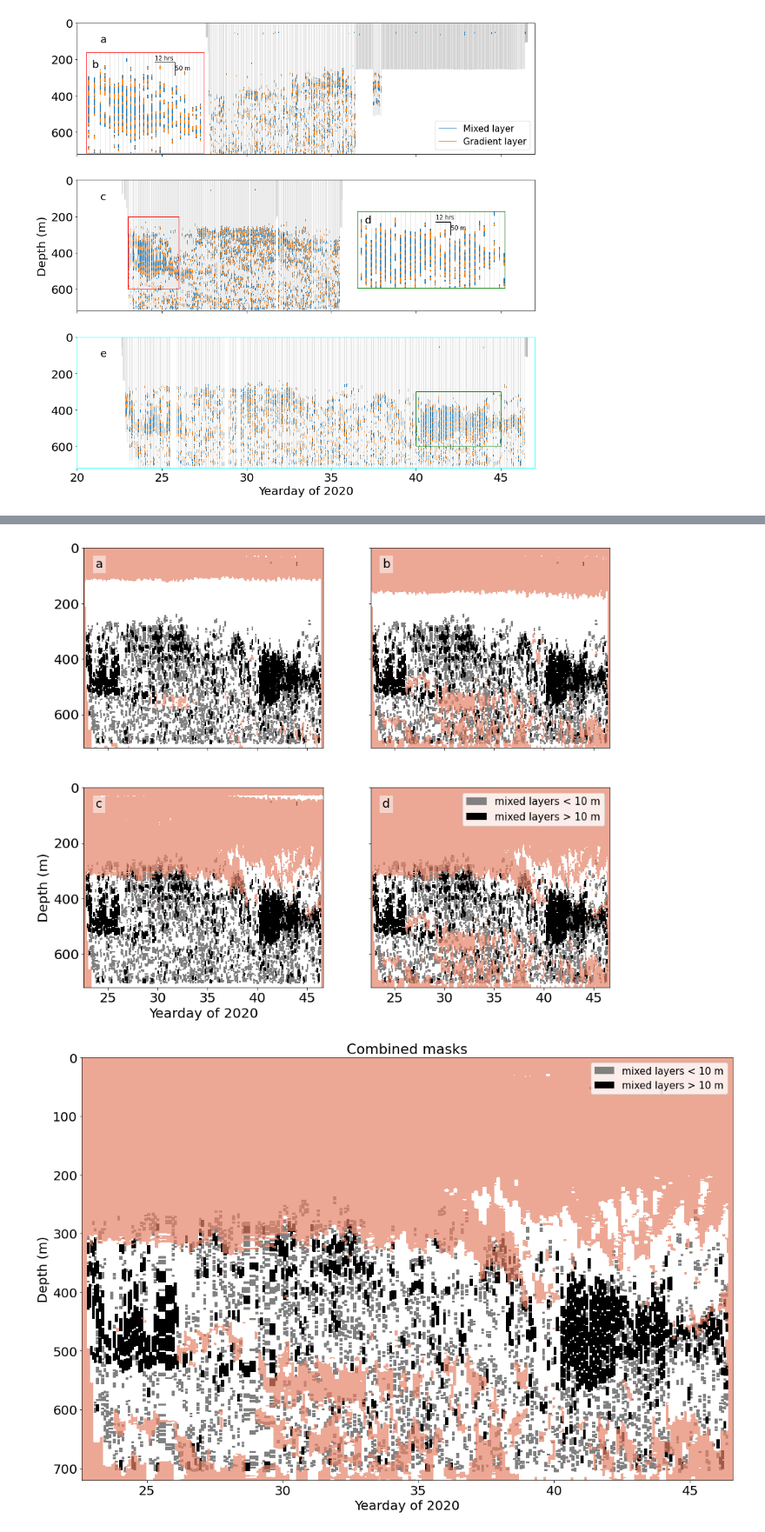
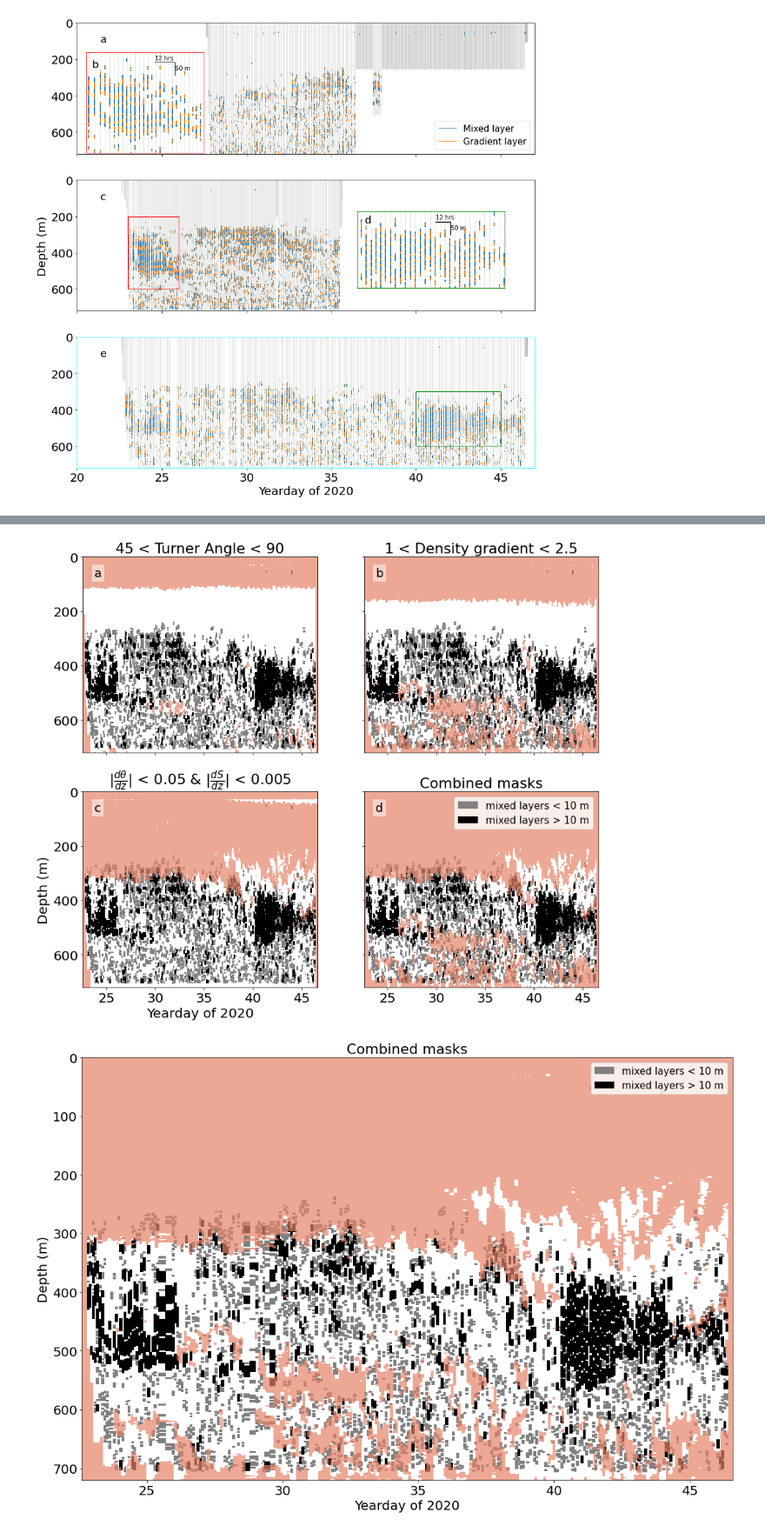
Before and after one commit to callumrollo/eurec4a-thermohaline-figures, a Jupyter notebook: create_figures.ipynb, the cells around one changed output, grey strips where cells are left out. Shown at 87% size. Drawn from its saved outputs; the diff is of its cells as text; code cells hidden in the pictures.

```diff
--- a/create_figures.ipynb
+++ b/create_figures.ipynb
@@ -479,30 +479,30 @@ savefig('sg637_key_variables_multipanel_notitle')
 # %%
 fig, ax = plt.subplots(2,2, figsize=(14,12), sharex=True, sharey=True, )
 ax = ax.ravel()
 ax[0].contourf(ds_sg637.time_yday_utc.mean(dim='p').values, ds_sg637.p, np.ma.masked_array(ds_sg637.ones, mask=ds_sg637.turner_angle_mask)
               , cmap='RdBu', alpha=0.7)
-#ax[0].set_title('45 < Turner Angle < 90')
+ax[0].set_title('45 < Turner Angle < 90')
 ax[1].contourf(ds_sg637.time_yday_utc.mean(dim='p').values, ds_sg637.p, np.ma.masked_array(ds_sg637.ones, mask=ds_sg637.density_ratio_mask)
               , cmap='RdBu', alpha=0.7)
-#ax[1].set_title('1 < Density gradient < 2.5')
+ax[1].set_title('1 < Density gradient < 2.5')
 ax[2].contourf(ds_sg637.time_yday_utc.mean(dim='p').values, ds_sg637.p, np.ma.masked_array(ds_sg637.ones, mask=ds_sg637.gradients_mask)
               , cmap='RdBu', alpha=0.7)
-#ax[2].set_title('|${\\frac{dT}{dz}}$| < 0.05 & |${\\frac{dS}{dz}}$| < 0.005')
+ax[2].set_title('|${\\frac{d \\theta }{dz}}$| < 0.05 & |${\\frac{dS}{dz}}$| < 0.005')
 ax[3].contourf(ds_sg637.time_yday_utc.mean(dim='p').values, ds_sg637.p, np.ma.masked_array(ds_sg637.ones, mask=ds_sg637.combined_mask)
               , cmap='RdBu', alpha=0.7)
-#ax[3].set_title('Combined masks')
+ax[3].set_title('Combined masks')
 for axa in ax:
     axa.pcolor(ds_sg637.time_yday_utc.mean(dim='p').values, ds_sg637.p, np.ma.masked_array(ds_sg637.ones, mask=ds_sg637.mixed_layer_salt_finger_mask), color='gray', label='mixed layers < 10 m', zorder=-10, shading='auto')
     axa.pcolor(ds_sg637.time_yday_utc.mean(dim='p').values, ds_sg637.p, np.ma.masked_array(ds_sg637.ones, mask=ds_sg637.ml_mask_10m_plus), color='k', label='mixed layers > 10 m', zorder=-5, shading='auto')
 ax[3].legend()
 ax[2].set(ylabel='Depth (m)', xlabel='Yearday of 2020')
 ax[2].set(ylim=(0, 720))
 ax[2].invert_yaxis()
 letterboxes(ax, loc=(0.05, 0.9))
-#savefig('sg637_bitmask_multipanel')
-savefig('sg637_bitmask_multipanel_notitle')
+savefig('sg637_bitmask_multipanel')
+#savefig('sg637_bitmask_multipanel_notitle')
 # %% [output]
-[figure, old version]
+[figure, new version]
 # %%
 fig, ax = plt.subplots(figsize=(18,12))
 ax.contourf(ds_sg637.time_yday_utc.mean(dim='p').values, ds_sg637.p, np.ma.masked_array(ds_sg637.ones, mask=ds_sg637.combined_mask)
```
Also changed, not shown: parts of 8 cells of this notebook.
